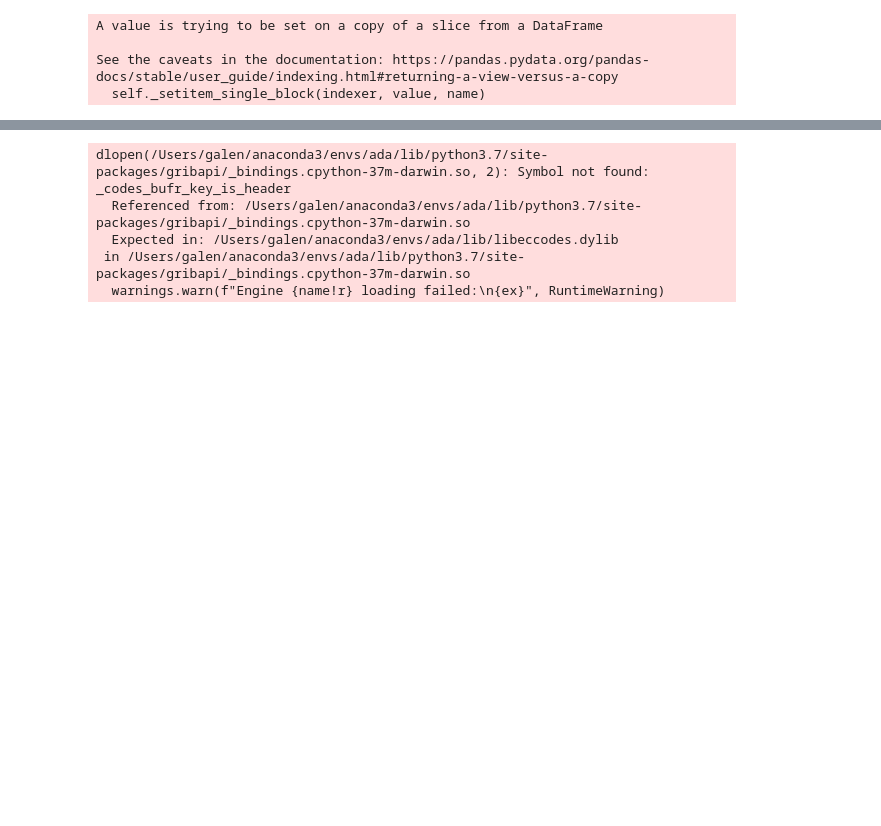
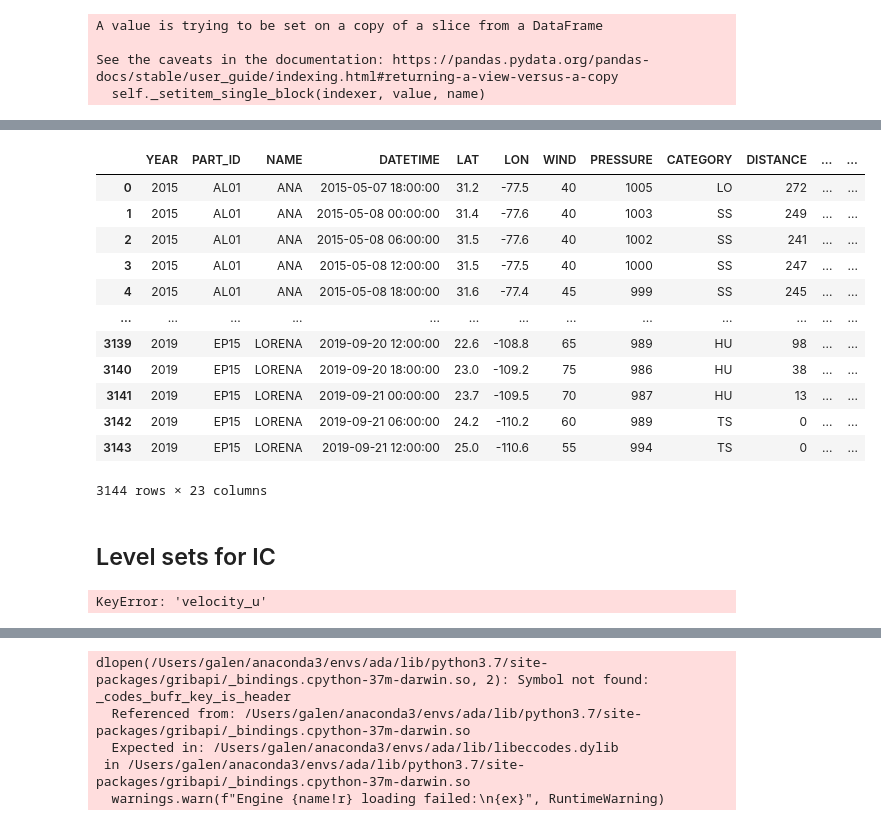
Before and after one commit to galenvincent/tc-wind-shear, a Jupyter notebook: ic_eda.ipynb, the cells around one changed output, grey strips where cells are left out. Cells and saved outputs as stored; diff of their text form; code cells hidden in the pictures; blank space fills up the shorter version.

```diff
--- a/ic_eda.ipynb
+++ b/ic_eda.ipynb
@@ -71,0 +56,16 @@ hurdat.storms['m25-m15'] = (hurdat.storms['15-'] & (~hurdat.storms['25-']))
+# %%
+def get_storm_index(storm_df):
+    jj = 0
+    storm_id = ''
+    storm_index = []
+    for ii in range(len(storm_df)):
+        curr_id = storm_df['ID'][ii]
+        if curr_id != storm_id:
+            storm_id = curr_id
+            jj = 0
+            storm_index.append(jj)
+        else:
+            jj = jj + 1
+            storm_index.append(jj)
+
+    return storm_index
@@ -71,0 +74,20 @@ hurdat.storms['m25-m15'] = (hurdat.storms['15-'] & (~hurdat.storms['25-']))
+# %%
+storm_data['storm_index'] = get_storm_index(storm_data)
+# %%
+storm_data
+# %% [output]
+|  | YEAR | PART_ID | NAME | DATETIME | LAT | LON | WIND | PRESSURE | CATEGORY | DISTANCE | ... | ... |
+| 0 | 2015 | AL01 | ANA | 2015-05-07 18:00:00 | 31.2 | -77.5 | 40 | 1005 | LO | 272 | ... | ... |
+| 1 | 2015 | AL01 | ANA | 2015-05-08 00:00:00 | 31.4 | -77.6 | 40 | 1003 | SS | 249 | ... | ... |
+| 2 | 2015 | AL01 | ANA | 2015-05-08 06:00:00 | 31.5 | -77.6 | 40 | 1002 | SS | 241 | ... | ... |
+| 3 | 2015 | AL01 | ANA | 2015-05-08 12:00:00 | 31.5 | -77.5 | 40 | 1000 | SS | 247 | ... | ... |
+| 4 | 2015 | AL01 | ANA | 2015-05-08 18:00:00 | 31.6 | -77.4 | 45 | 999 | SS | 245 | ... | ... |
+| ... | ... | ... | ... | ... | ... | ... | ... | ... | ... | ... | ... | ... |
+| 3139 | 2019 | EP15 | LORENA | 2019-09-20 12:00:00 | 22.6 | -108.8 | 65 | 989 | HU | 98 | ... | ... |
+| 3140 | 2019 | EP15 | LORENA | 2019-09-20 18:00:00 | 23.0 | -109.2 | 75 | 986 | HU | 38 | ... | ... |
+| 3141 | 2019 | EP15 | LORENA | 2019-09-21 00:00:00 | 23.7 | -109.5 | 70 | 987 | HU | 13 | ... | ... |
+| 3142 | 2019 | EP15 | LORENA | 2019-09-21 06:00:00 | 24.2 | -110.2 | 60 | 989 | TS | 0 | ... | ... |
+| 3143 | 2019 | EP15 | LORENA | 2019-09-21 12:00:00 | 25.0 | -110.6 | 55 | 994 | TS | 0 | ... | ... |
+3144 rows × 23 columns
+# %% [markdown]
+## Level sets for IC
@@ -72,2 +330,6 @@ hurdat.storms['m25-m15'] = (hurdat.storms['15-'] & (~hurdat.storms['25-']))
+# %%
+complete_storm_data = storm_data.merge(storm_data.apply(get_ic_level_set, axis = 1, cutoff = -0.5), left_index = True, right_index = True)
+# %% [output]
+KeyError: 'velocity_u'
 # %%
 hurdat.drop_leading()
```
Also changed, not shown: parts of 17 cells of this notebook, 6 other files.
